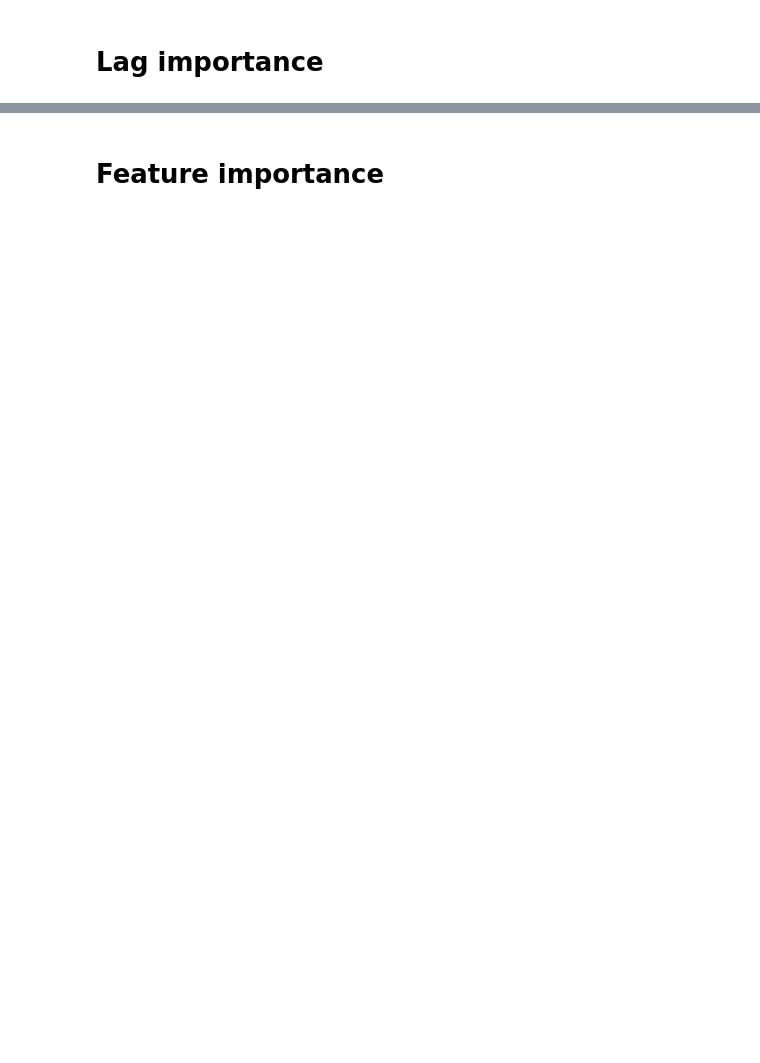
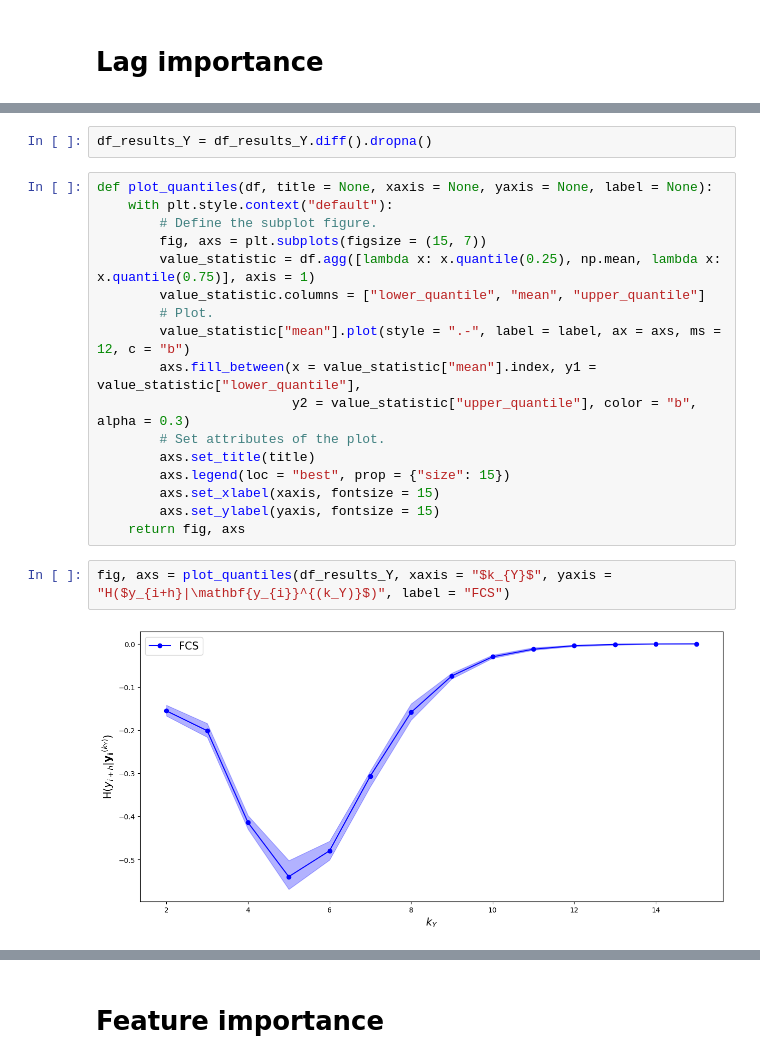
Before and after one commit to pietro-foini/ISI-WFP, a Jupyter notebook: project/Symbolic Transfer Entropy/Causality - Symbolic Transfer Entropy .ipynb, the cells around one changed output, grey strips where cells are left out. Saved outputs shown, nothing was run; the diff lists cells and outputs as text; blank space fills up the shorter version.

```diff
--- a/project/Symbolic Transfer Entropy/Causality - Symbolic Transfer Entropy .ipynb
+++ b/project/Symbolic Transfer Entropy/Causality - Symbolic Transfer Entropy .ipynb
@@ -123,2 +119,25 @@ interactive(children=(ToggleButtons(description='Adminstrata:', options=('Abyan'
+# %%
+df_results_Y = df_results_Y.diff().dropna()
+# %%
+def plot_quantiles(df, title = None, xaxis = None, yaxis = None, label = None):
+    with plt.style.context("default"):
+        # Define the subplot figure.
+        fig, axs = plt.subplots(figsize = (15, 7))
+        value_statistic = df.agg([lambda x: x.quantile(0.25), np.mean, lambda x: x.quantile(0.75)], axis = 1)
+        value_statistic.columns = ["lower_quantile", "mean", "upper_quantile"]
+        # Plot.
+        value_statistic["mean"].plot(style = ".-", label = label, ax = axs, ms = 12, c = "b")
+        axs.fill_between(x = value_statistic["mean"].index, y1 = value_statistic["lower_quantile"],
+                         y2 = value_statistic["upper_quantile"], color = "b", alpha = 0.3)
+        # Set attributes of the plot.
+        axs.set_title(title)
+        axs.legend(loc = "best", prop = {"size": 15})
+        axs.set_xlabel(xaxis, fontsize = 15)
+        axs.set_ylabel(yaxis, fontsize = 15)
+    return fig, axs
+# %%
+fig, axs = plot_quantiles(df_results_Y, xaxis = "$k_{Y}$", yaxis = "H($y_{i+h}|\mathbf{y_{i}}^{(k_Y)}$)", label = "FCS")
+# %% [output]
+[figure, added]
 # %%
 # Select only the exogenous indicators.
```
Also changed, not shown: parts of 35 cells of this notebook, 8 other files.
